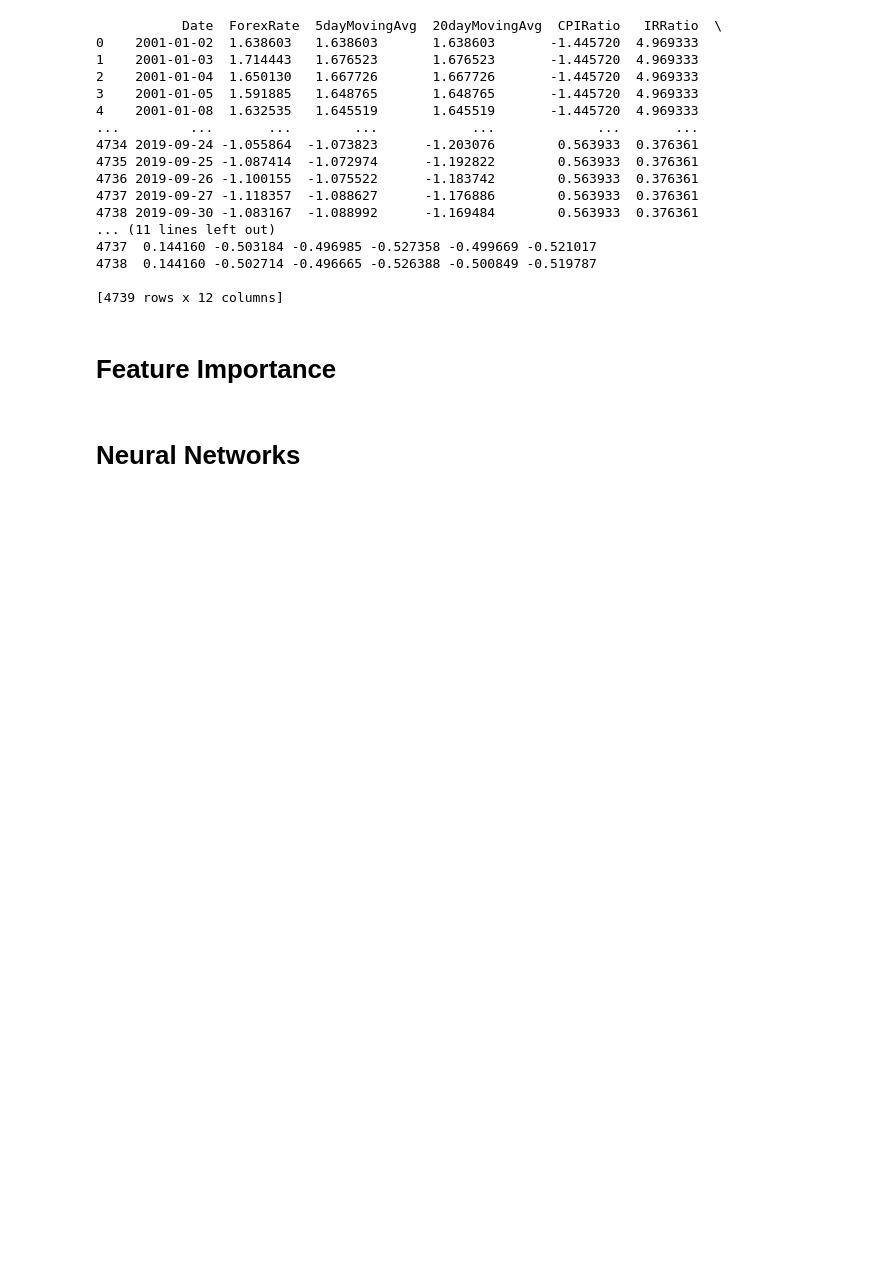
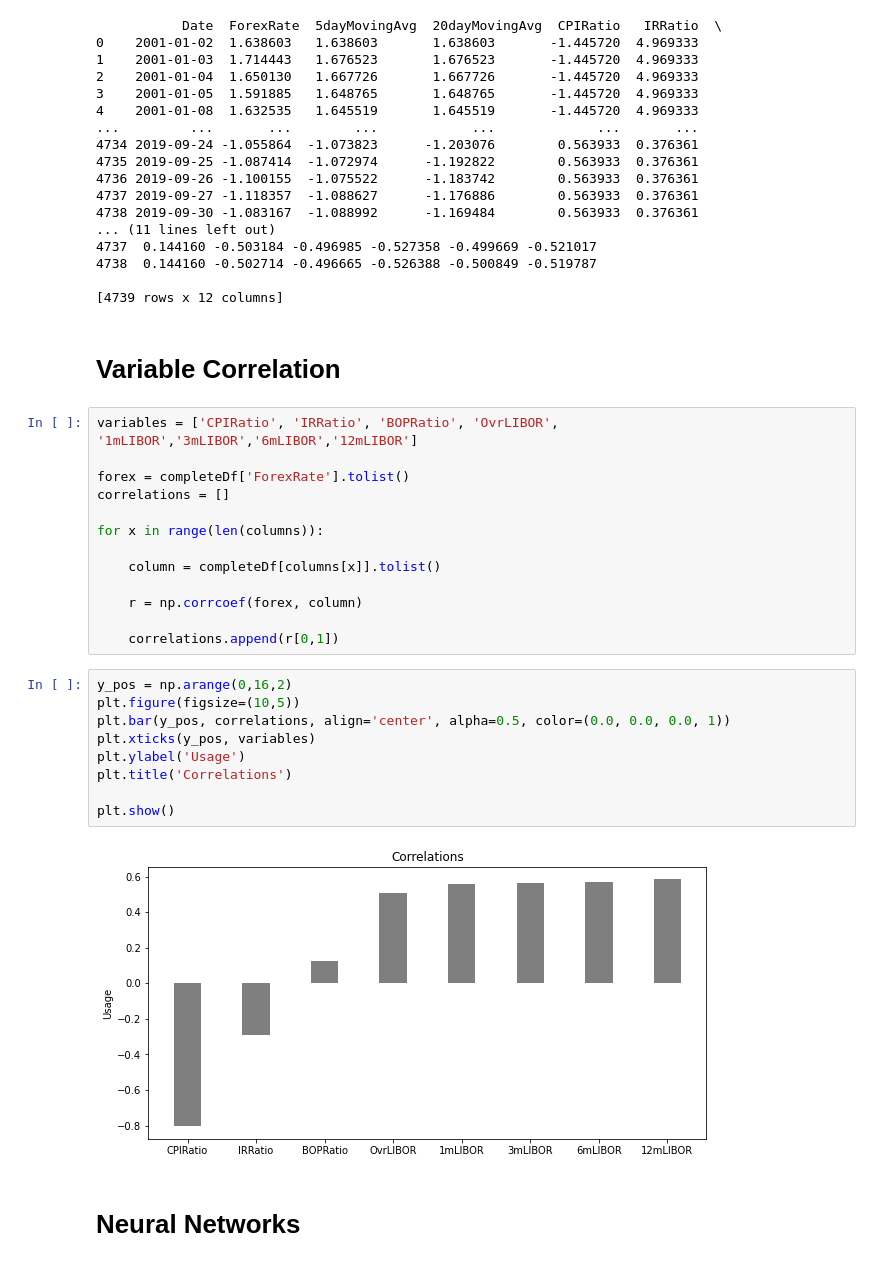
Before and after one commit to robLaing2/Forex_ANN_Forecasting, a Jupyter notebook: ForexAnnEnvironment.ipynb, the cells around one changed output. Drawn from its saved outputs; the diff is of its cells as text; blank space fills up the shorter version.

Commit message:
Added variable correlation

```diff
--- a/ForexAnnEnvironment.ipynb
+++ b/ForexAnnEnvironment.ipynb
@@ -503,8 +502,32 @@ print(completeDf)
 4738  0.144160 -0.502714 -0.496665 -0.526388 -0.500849 -0.519787
 
 [4739 rows x 12 columns]
-# %% [markdown]
-# Feature Importance
+# %% [markdown]
+# Variable Correlation
+# %%
+variables = ['CPIRatio', 'IRRatio', 'BOPRatio', 'OvrLIBOR', '1mLIBOR','3mLIBOR','6mLIBOR','12mLIBOR']
+
+forex = completeDf['ForexRate'].tolist()
+correlations = []
+
+for x in range(len(columns)):
+
+    column = completeDf[columns[x]].tolist()
+
+    r = np.corrcoef(forex, column)
+
+    correlations.append(r[0,1])
+# %%
+y_pos = np.arange(0,16,2)
+plt.figure(figsize=(10,5))
+plt.bar(y_pos, correlations, align='center', alpha=0.5, color=(0.0, 0.0, 0.0, 1))
+plt.xticks(y_pos, variables)
+plt.ylabel('Usage')
+plt.title('Correlations')
+
+plt.show()
+# %% [output]
+[figure, added]
 # %% [markdown]
 # Neural Networks
 # %% [markdown]
```
Also changed, not shown: parts of 16 cells of this notebook.
